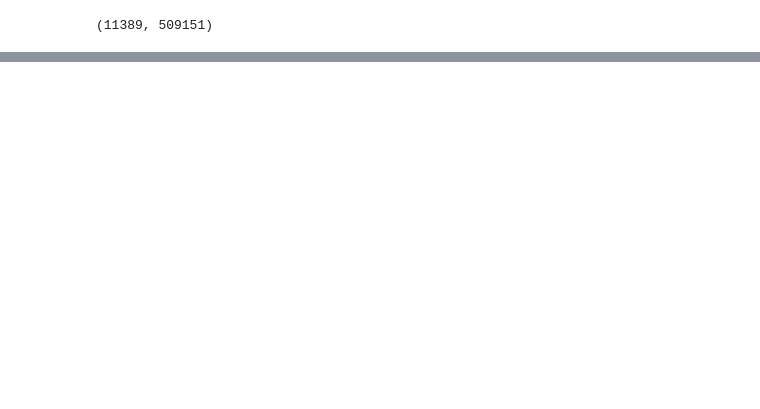
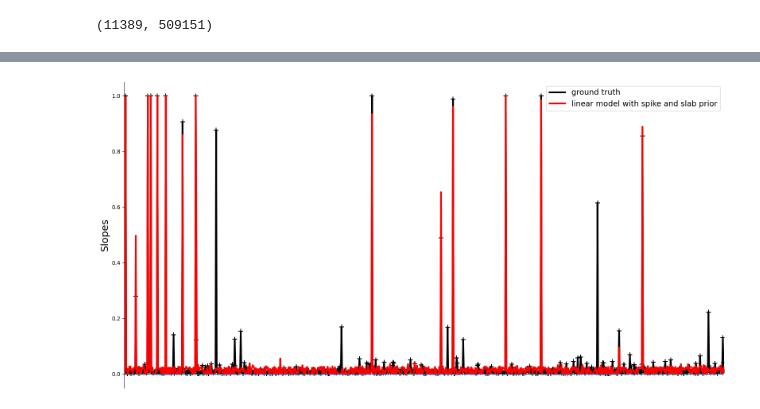
Before and after one commit to junting-ren/ZIV, a Jupyter notebook: notebooks/pytorch_fast_slab_spike.ipynb, the cells around one changed output, grey strips where cells are left out. Cells and saved outputs as stored; diff of their text form; code cells hidden in the pictures; blank space fills up the shorter version.

```diff
--- a/notebooks/pytorch_fast_slab_spike.ipynb
+++ b/notebooks/pytorch_fast_slab_spike.ipynb
@@ -169,0 +310,4 @@ NameError: name 'best_model' is not defined
+# %%
+comparison_plot(pi_VI, pi_mcmc)
+# %% [output]
+[figure, added]
```
Also changed, not shown: parts of 24 cells of this notebook.
